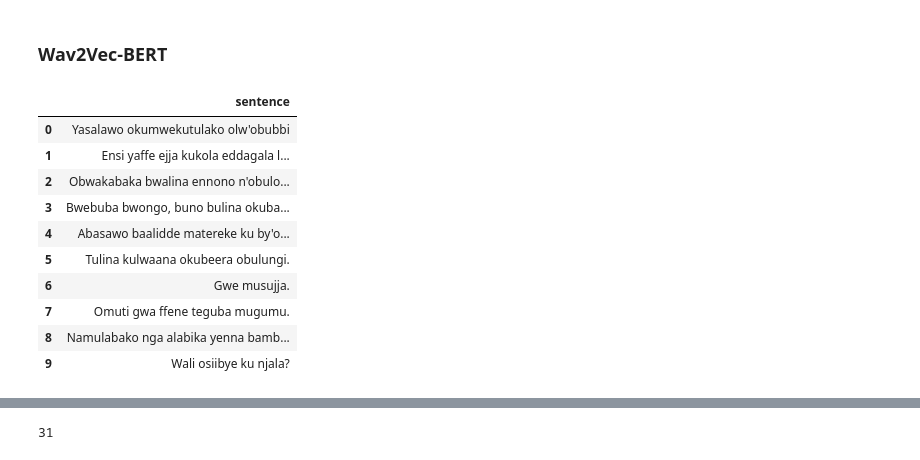
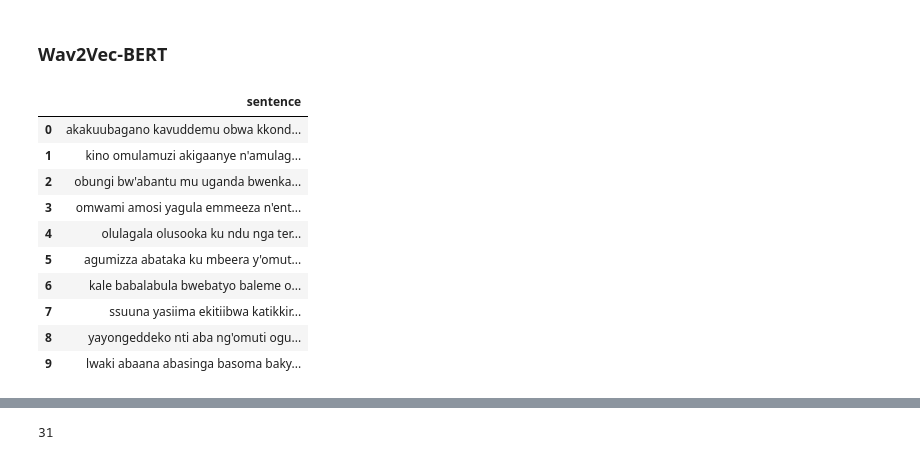
Before and after one commit to MusinguziDenis/Luganda-ASR, a Jupyter notebook: Data-Exploration.ipynb, the cells around one changed output, grey strips where cells are left out. Drawn from its saved outputs; the diff is of its cells as text; code cells hidden in the pictures.

```diff
--- a/Data-Exploration.ipynb
+++ b/Data-Exploration.ipynb
@@ -84,6 +79,13 @@ Dataset({
     features: ['audio', 'sentence', 'up_votes', 'down_votes'],
     num_rows: 11118
 })
+# %%
+# normalize the data
+def normalize(batch):
+    batch['sentence'] = batch['sentence'].lower()
+    return batch
+
+lg_cv_test    = lg_cv_test.map(normalize)
 # %%
 def calculate_duration(batch):
     audio = batch['audio']
@@ -125,34 +127,34 @@ sum(test_duration)/3600
 # %%
 from datasets import ClassLabel
 import random
 import pandas as pd
 from IPython.display import display, HTML
 
 def show_random_elements(dataset, num_examples=10):
     assert num_examples <= len(dataset), "Can't pick more elements than there are in the dataset."
     picks = []
     for _ in range(num_examples):
         pick = random.randint(0, len(dataset)-1)
         while pick in picks:
             pick = random.randint(0, len(dataset)-1)
         picks.append(pick)
 
     df = pd.DataFrame(dataset[picks])
     display(HTML(df.to_html()))
 
-show_random_elements(lg_cv_test_new.remove_columns(["duration", "audio", "down_votes", "up_votes"]), num_examples=10)
+show_random_elements(lg_cv_test.remove_columns(["audio", "down_votes", "up_votes"]), num_examples=10)
 # %% [output]
 |  | sentence |
-| 0 | Yasalawo okumwekutulako olw'obubbi |
-| 1 | Ensi yaffe ejja kukola eddagala l... |
-| 2 | Obwakabaka bwalina ennono n'obulo... |
-| 3 | Bwebuba bwongo, buno bulina okuba... |
-| 4 | Abasawo baalidde matereke ku by'o... |
-| 5 | Tulina kulwaana okubeera obulungi. |
-| 6 | Gwe musujja. |
-| 7 | Omuti gwa ffene teguba mugumu. |
-| 8 | Namulabako nga alabika yenna bamb... |
-| 9 | Wali osiibye ku njala? |
+| 0 | akakuubagano kavuddemu obwa kkond... |
+| 1 | kino omulamuzi akigaanye n'amulag... |
+| 2 | obungi bw'abantu mu uganda bwenka... |
+| 3 | omwami amosi yagula emmeeza n'ent... |
+| 4 | olulagala olusooka ku ndu nga ter... |
+| 5 | agumizza abataka ku mbeera y'omut... |
+| 6 | kale babalabula bwebatyo baleme o... |
+| 7 | ssuuna yasiima ekitiibwa katikkir... |
+| 8 | yayongeddeko nti aba ng'omuti ogu... |
+| 9 | lwaki abaana abasinga basoma baky... |
 # %%
 def extract_all_chars(batch):
   all_text = " ".join(batch["sentence"])
```
Also changed, not shown: parts of 26 cells of this notebook, 1 other file.
